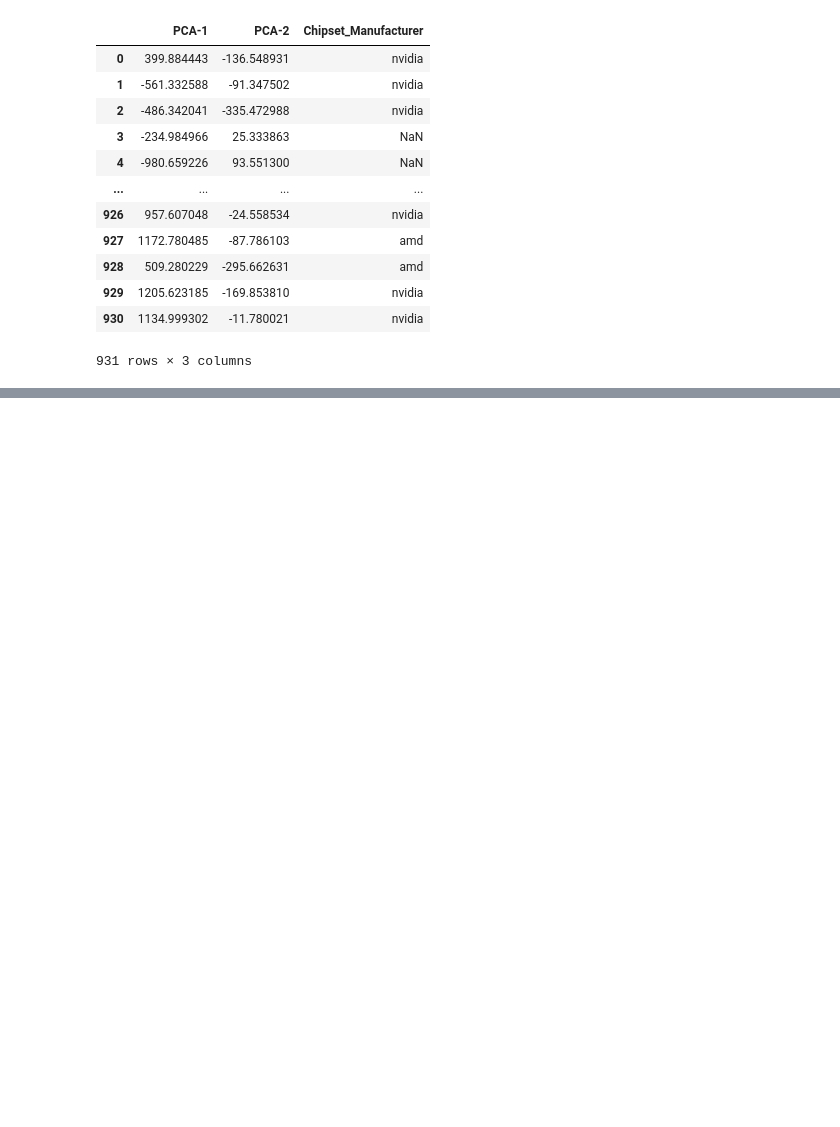
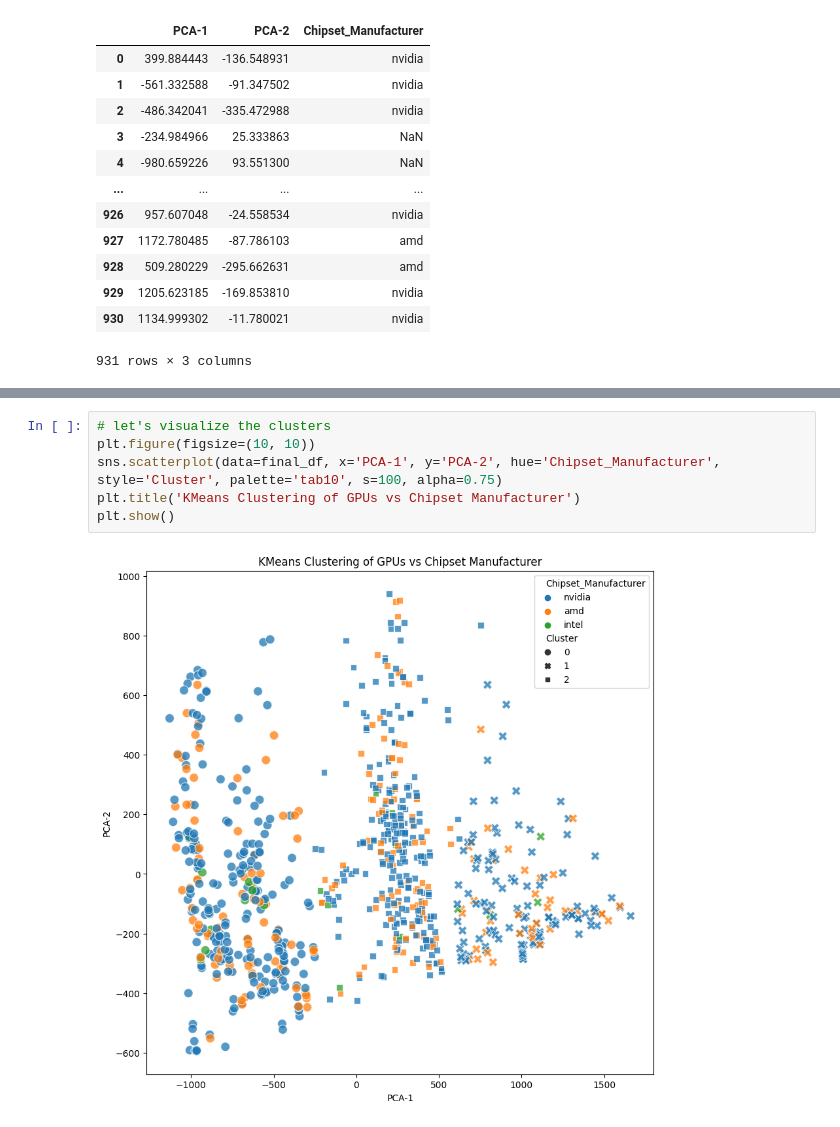
Before and after one commit to knoppds/CSCI_5502_Group_Project_01, a Jupyter notebook: gp_01_gpu_clustering.ipynb, the cells around one changed output, grey strips where cells are left out. Saved outputs shown, nothing was run; the diff lists cells and outputs as text; blank space fills up the shorter version.

```diff
--- a/gp_01_gpu_clustering.ipynb
+++ b/gp_01_gpu_clustering.ipynb
@@ -455,0 +461,8 @@ plt.show()
+# %%
+# let's visualize the clusters
+plt.figure(figsize=(10, 10))
+sns.scatterplot(data=final_df, x='PCA-1', y='PCA-2', hue='Chipset_Manufacturer', style='Cluster', palette='tab10', s=100, alpha=0.75)
+plt.title('KMeans Clustering of GPUs vs Chipset Manufacturer')
+plt.show()
+# %% [output]
+[figure, added]
```
Also changed, not shown: parts of 5 cells of this notebook, 12 other files.
